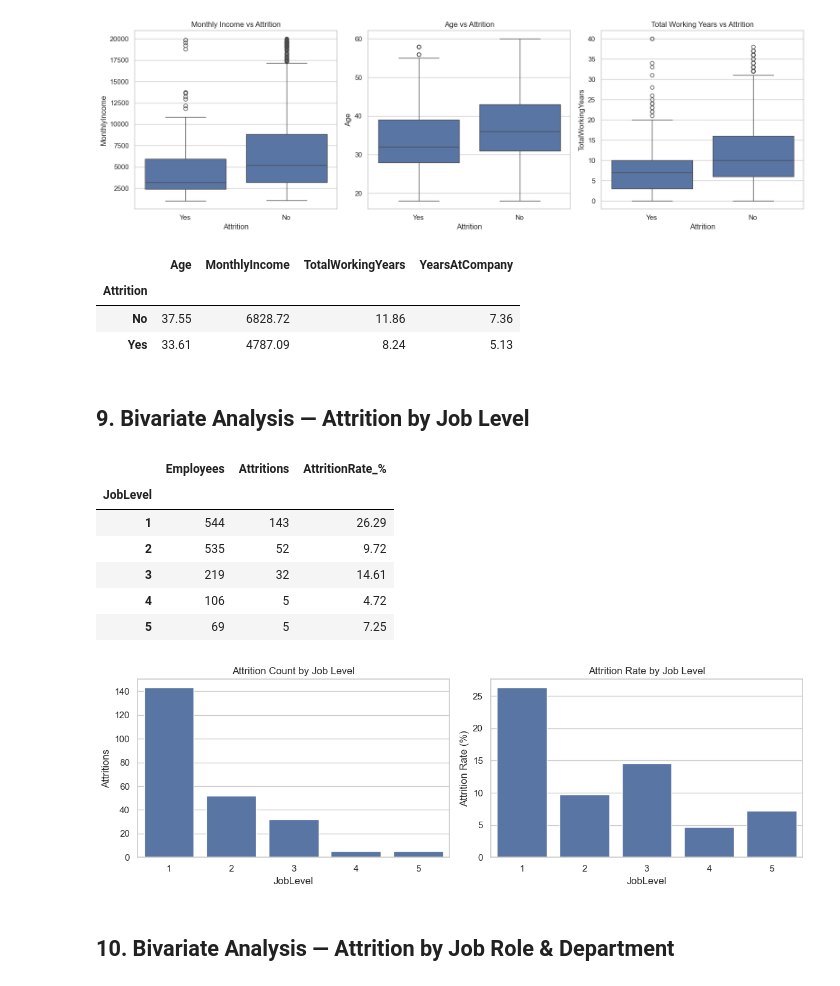
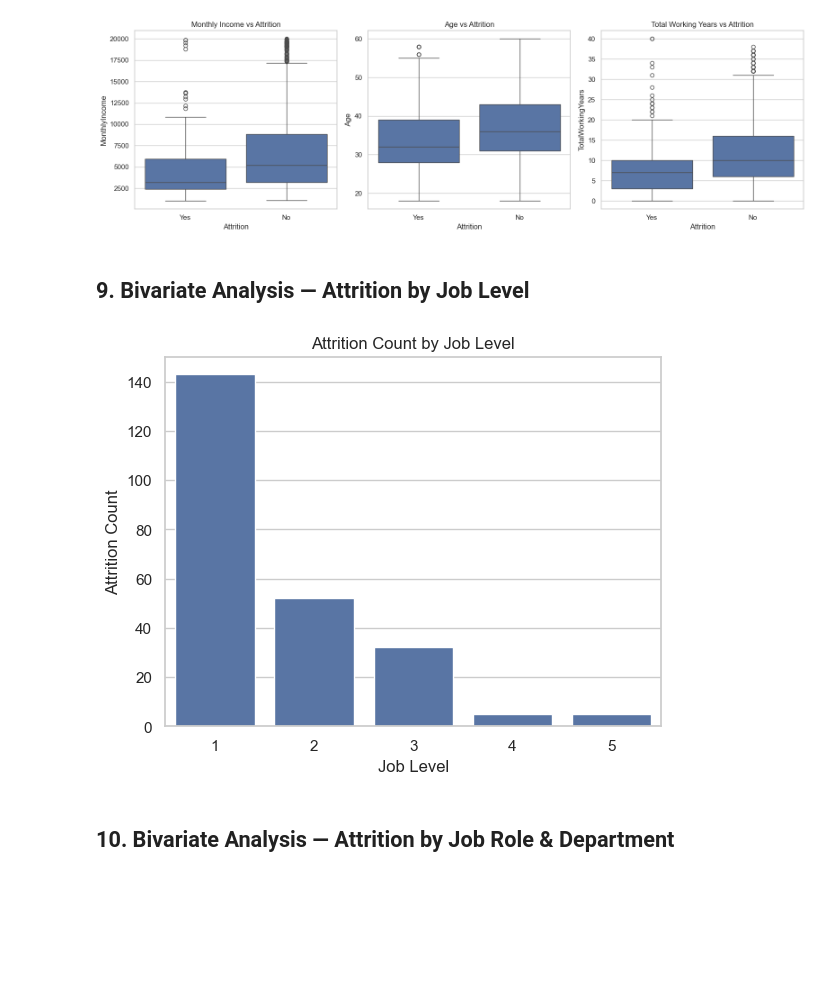
Before and after one commit to Himanshu0508Raturi/Employee-Attrition-Analysis, a Jupyter notebook: IBM_HR_Attrition_EDA.ipynb, the cells around one changed output. Saved outputs shown, nothing was run; the diff lists cells and outputs as text; code cells hidden in the pictures; blank space fills up the shorter version.

```diff
--- a/IBM_HR_Attrition_EDA.ipynb
+++ b/IBM_HR_Attrition_EDA.ipynb
@@ -13,9 +13,6 @@ import pandas as pd
 import numpy as np
 import matplotlib.pyplot as plt
 import seaborn as sns
-
-pd.set_option("display.max_columns", None)
-sns.set_theme(style="whitegrid")
 # %%
 ## 2. Load Data & Initial Inspection
 df = pd.read_csv("HR_Analytics.csv", encoding="unicode_escape")
@@ -278,63 +273,22 @@ plt.tight_layout()
 plt.show()
 # %% [output]
 [figure]
-# %%
-# Direct group comparison for interview-ready evidence.
-numeric_comparison = (
-    df.groupby("Attrition")[["Age", "MonthlyIncome", "TotalWorkingYears", "YearsAtCompany"]]
-      .mean()
-      .round(2)
-)
-
-display(numeric_comparison)
-# %% [output]
-|  | Age | MonthlyIncome | TotalWorkingYears | YearsAtCompany |
-| Attrition |  |  |  |  |
-| No | 37.55 | 6828.72 | 11.86 | 7.36 |
-| Yes | 33.61 | 4787.09 | 8.24 | 5.13 |
 # %% [markdown]
 ## 9. Bivariate Analysis — Attrition by Job Level
 # %%
-job_level_attrition = (
-    df.groupby("JobLevel")
-      .agg(
-          Employees=("AttritionFlag", "size"),
-          Attritions=("AttritionFlag", "sum")
-      )
+job_level_attrition = df.groupby("JobLevel")["AttritionFlag"].sum()
+
+sns.barplot(
+    x=job_level_attrition.index,
+    y=job_level_attrition.values
 )
 
-job_level_attrition["AttritionRate_%"] = (
-    job_level_attrition["Attritions"] / job_level_attrition["Employees"] * 100
-).round(2)
-
-display(job_level_attrition)
-
-fig, axes = plt.subplots(1, 2, figsize=(12, 4))
-
-sns.barplot(
-    data=job_level_attrition.reset_index(),
-    x="JobLevel", y="Attritions", ax=axes[0]
-)
-axes[0].set_title("Attrition Count by Job Level")
-
-sns.barplot(
-    data=job_level_attrition.reset_index(),
-    x="JobLevel", y="AttritionRate_%", ax=axes[1]
-)
-axes[1].set_title("Attrition Rate by Job Level")
-axes[1].set_ylabel("Attrition Rate (%)")
-
-plt.tight_layout()
+plt.title("Attrition Count by Job Level")
+plt.xlabel("Job Level")
+plt.ylabel("Attrition Count")
 plt.show()
 # %% [output]
-|  | Employees | Attritions | AttritionRate_% |
-| JobLevel |  |  |  |
-| 1 | 544 | 143 | 26.29 |
-| 2 | 535 | 52 | 9.72 |
-| 3 | 219 | 32 | 14.61 |
-| 4 | 106 | 5 | 4.72 |
-| 5 | 69 | 5 | 7.25 |
-[figure, old version]
+[figure, new version]
 # %% [markdown]
 ## 10. Bivariate Analysis — Attrition by Job Role & Department
 # %%
```
Also changed, not shown: parts of 8 cells of this notebook, 2 other files.
